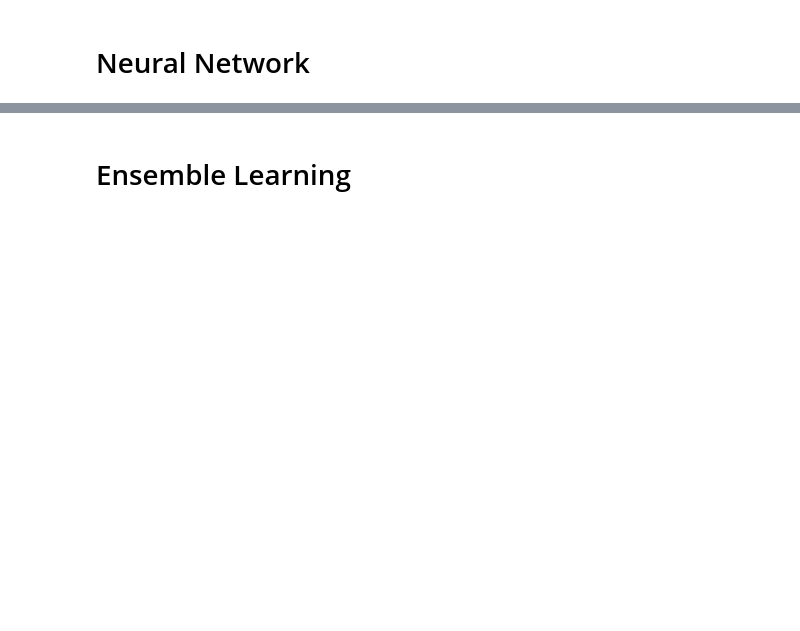
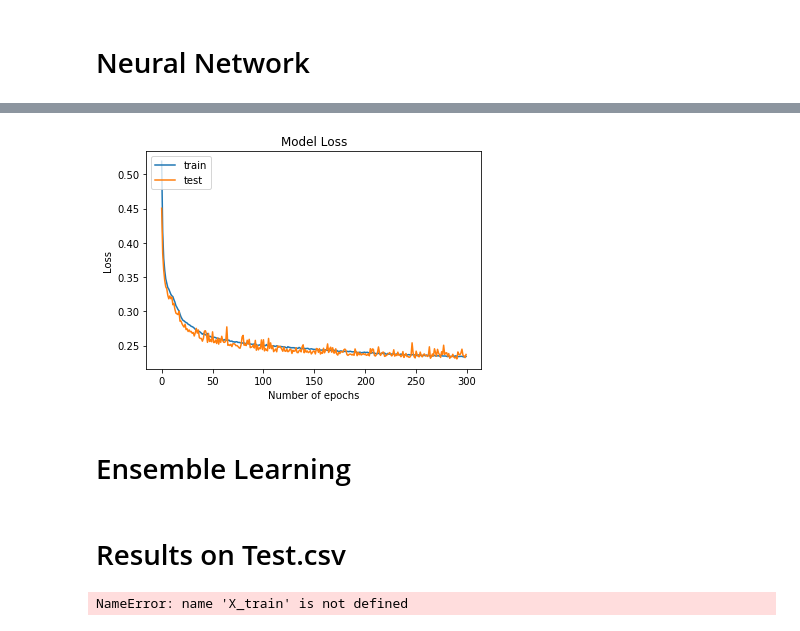
Before and after one commit to catherinelee274/fraud_detection, a Jupyter notebook: main.ipynb, the cells around one changed output, grey strips where cells are left out. Cells and saved outputs as stored; diff of their text form; code cells hidden in the pictures; blank space fills up the shorter version.

```diff
--- a/main.ipynb
+++ b/main.ipynb
@@ -292,2 +342,15 @@ model.compile(optimizer = 'rmsprop',
+# %%
+# The history of our cross-entropy loss during training.
+plt.plot(history.history['loss'])
+plt.plot(history.history['val_loss'])
+plt.title('Model Loss')
+plt.ylabel('Loss')
+plt.xlabel('Number of epochs')
+plt.legend(['train', 'test'], loc='upper left')
+plt.show()
+# %% [output]
+[figure, added]
 # %% [markdown]
 # Ensemble Learning
+# %% [markdown]
+# Results on Test.csv
@@ -293,0 +364,15 @@ model.compile(optimizer = 'rmsprop',
+# %%
+# Using Decision Tree
+
+from sklearn import tree
+dtc = tree.DecisionTreeClassifier()
+
+
+dtc = dtc.fit(X_train,y_train)
+print("Decision Tree Accuracy:", dtc_score)
+
+true_test_X = true_test[['app', 'device', 'os', 'channel']]
+
+true_test = dtc.predict(true_test_X)
+# %% [output]
+NameError: name 'X_train' is not defined
```
Also changed, not shown: parts of 11 cells of this notebook.
